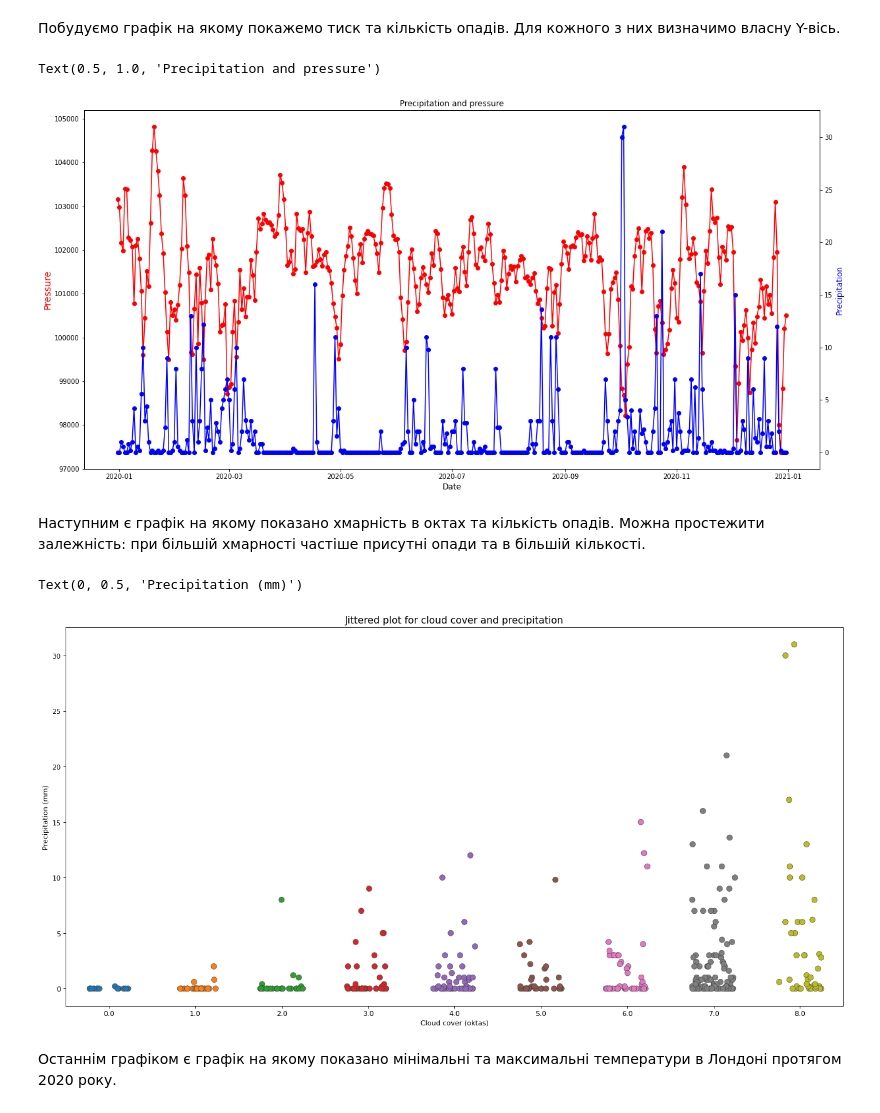
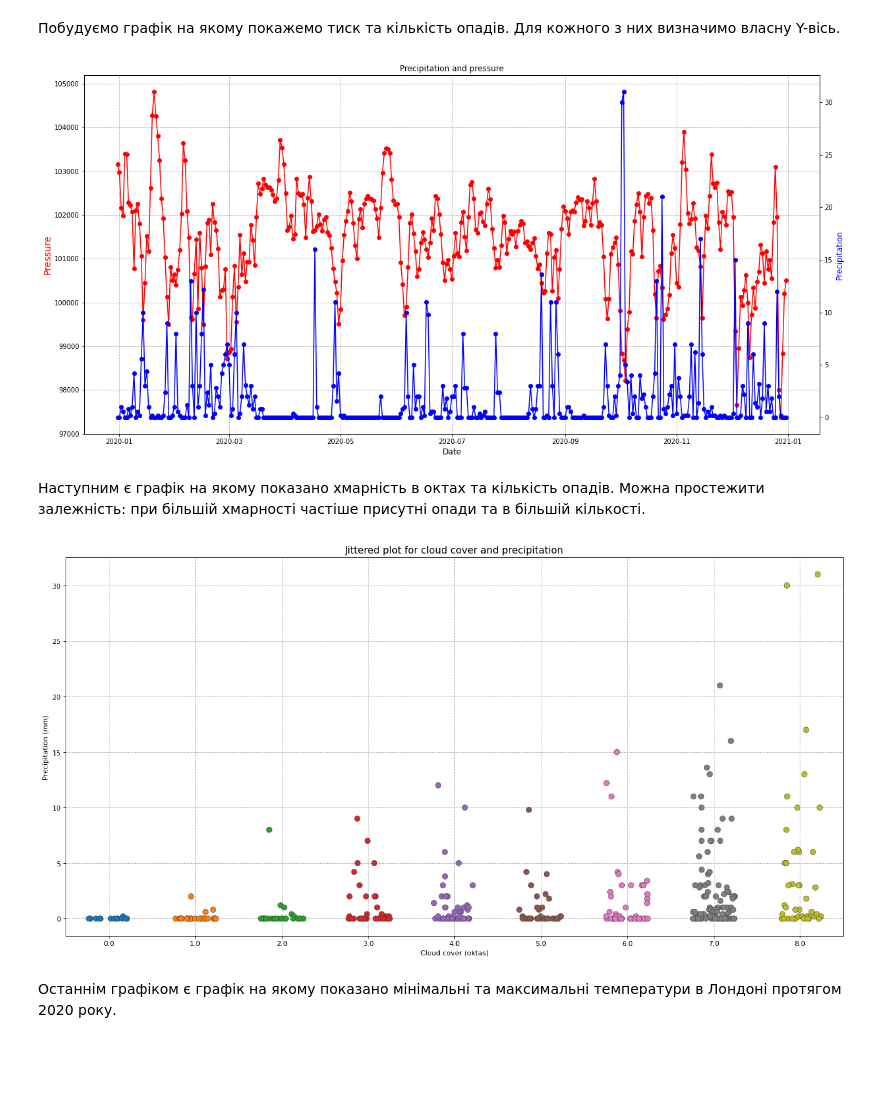
Before and after one commit to OlehStelmakh/DataScienceCourseKNU, a Jupyter notebook: Individual_task_Stelmakh.ipynb, the cells around one changed output. Drawn from its saved outputs; the diff is of its cells as text; code cells hidden in the pictures; blank space fills up the shorter version.

```diff
--- a/Individual_task_Stelmakh.ipynb
+++ b/Individual_task_Stelmakh.ipynb
@@ -236,21 +238,21 @@ ax2.plot(data2020['date'], data2020['precipitation'], color="blue", marker="o")
 ax2.set_ylabel("Precipitation", color="blue", fontsize=12)
 
 ax.set_title("Precipitation and pressure", fontsize=12)
+ax.grid(linestyle = '--')
 # %% [output]
-Text(0.5, 1.0, 'Precipitation and pressure')
 [figure]
 # %% [markdown]
 Наступним є графік на якому показано хмарність в октах та кількість опадів. Можна простежити залежність: при більшій хмарності частіше присутні опади та в більшій кількості.
 # %%
 data2020 = result_df.iloc[result_df.shape[0]-366:, 0:10]
 fig, ax = plt.subplots(figsize=(20,10), dpi=80)
 sns.stripplot(x=data2020['cloud_cover'], y=data2020['precipitation'], jitter=0.25, size=8, ax=ax, linewidth=.5)
-plt.title("Jittered plot for cloud cover and precipitation", fontsize=14)
-plt.xlabel("Cloud cover (oktas)")
-plt.ylabel("Precipitation (mm)")
+ax.set_title("Jittered plot for cloud cover and precipitation", fontsize=14)
+ax.set_xlabel("Cloud cover (oktas)")
+ax.set_ylabel("Precipitation (mm)")
+ax.grid(linestyle = '--')
 # %% [output]
-Text(0, 0.5, 'Precipitation (mm)')
-[figure, old version]
+[figure, new version]
 # %% [markdown]
 Останнім графіком є графік на якому показано мінімальні та максимальні температури в Лондоні протягом 2020 року.
 # %%
```
Also changed, not shown: parts of 4 cells of this notebook.
